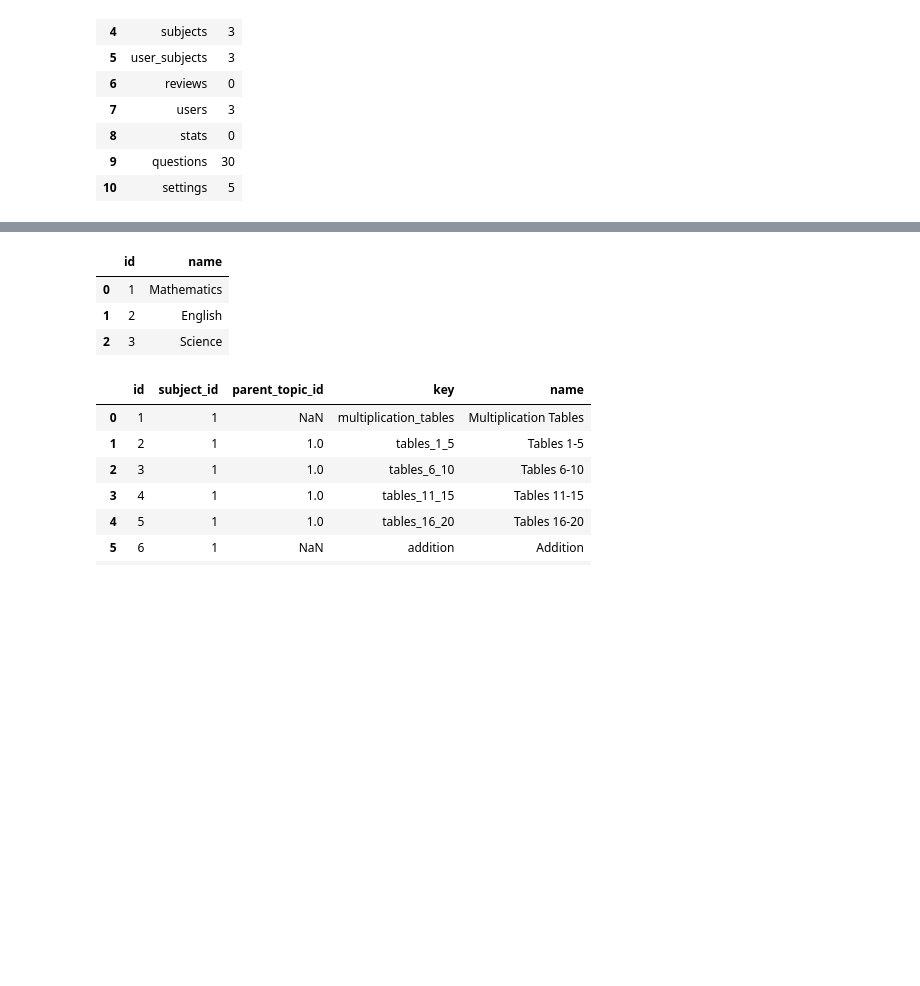
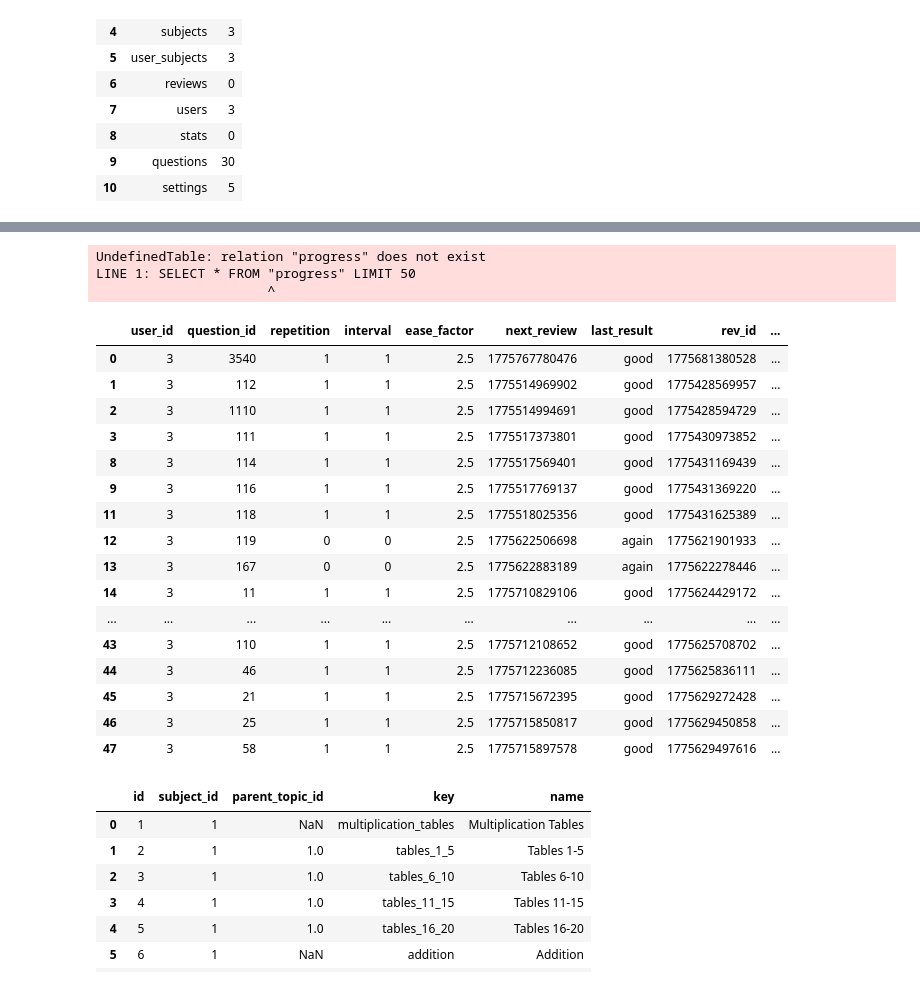
Before and after one commit to aimldlprojects/quizwiz, a Jupyter notebook: server/testing.ipynb, the cells around one changed output, grey strips where cells are left out. Saved outputs shown, nothing was run; the diff lists cells and outputs as text; code cells hidden in the pictures; blank space fills up the shorter version.

```diff
--- a/server/testing.ipynb
+++ b/server/testing.ipynb
@@ -732,10 +781,31 @@ fetch_table_df('users', 50)
+# %%
+df = fetch_table_df('progress', 50)
+df
+# %% [output]
+UndefinedTable: relation "progress" does not exist
+LINE 1: SELECT * FROM "progress" LIMIT 50
+                      ^
 # %%
-fetch_table_df('subjects', 50)
+df = fetch_table_df('reviews', 50)
+df[df['user_id'] == 3]
 # %% [output]
-|  | id | name |
-| 0 | 1 | Mathematics |
-| 1 | 2 | English |
-| 2 | 3 | Science |
+|  | user_id | question_id | repetition | interval | ease_factor | next_review | last_result | rev_id | ... |
+| 0 | 3 | 3540 | 1 | 1 | 2.5 | 1775767780476 | good | 1775681380528 | ... |
+| 1 | 3 | 112 | 1 | 1 | 2.5 | 1775514969902 | good | 1775428569957 | ... |
+| 2 | 3 | 1110 | 1 | 1 | 2.5 | 1775514994691 | good | 1775428594729 | ... |
+| 3 | 3 | 111 | 1 | 1 | 2.5 | 1775517373801 | good | 1775430973852 | ... |
+| 8 | 3 | 114 | 1 | 1 | 2.5 | 1775517569401 | good | 1775431169439 | ... |
+| 9 | 3 | 116 | 1 | 1 | 2.5 | 1775517769137 | good | 1775431369220 | ... |
+| 11 | 3 | 118 | 1 | 1 | 2.5 | 1775518025356 | good | 1775431625389 | ... |
+| 12 | 3 | 119 | 0 | 0 | 2.5 | 1775622506698 | again | 1775621901933 | ... |
+| 13 | 3 | 167 | 0 | 0 | 2.5 | 1775622883189 | again | 1775622278446 | ... |
+| 14 | 3 | 11 | 1 | 1 | 2.5 | 1775710829106 | good | 1775624429172 | ... |
+| ... | ... | ... | ... | ... | ... | ... | ... | ... | ... |
+| 43 | 3 | 110 | 1 | 1 | 2.5 | 1775712108652 | good | 1775625708702 | ... |
+| 44 | 3 | 46 | 1 | 1 | 2.5 | 1775712236085 | good | 1775625836111 | ... |
+| 45 | 3 | 21 | 1 | 1 | 2.5 | 1775715672395 | good | 1775629272428 | ... |
+| 46 | 3 | 25 | 1 | 1 | 2.5 | 1775715850817 | good | 1775629450858 | ... |
+| 47 | 3 | 58 | 1 | 1 | 2.5 | 1775715897578 | good | 1775629497616 | ... |
 # %%
 # IF parent_topic_id is null, then topic is a subtopic, else it's a main topic
 fetch_table_df('topics', 100)
```
Also changed, not shown: parts of 4 cells of this notebook, 25 other files.
